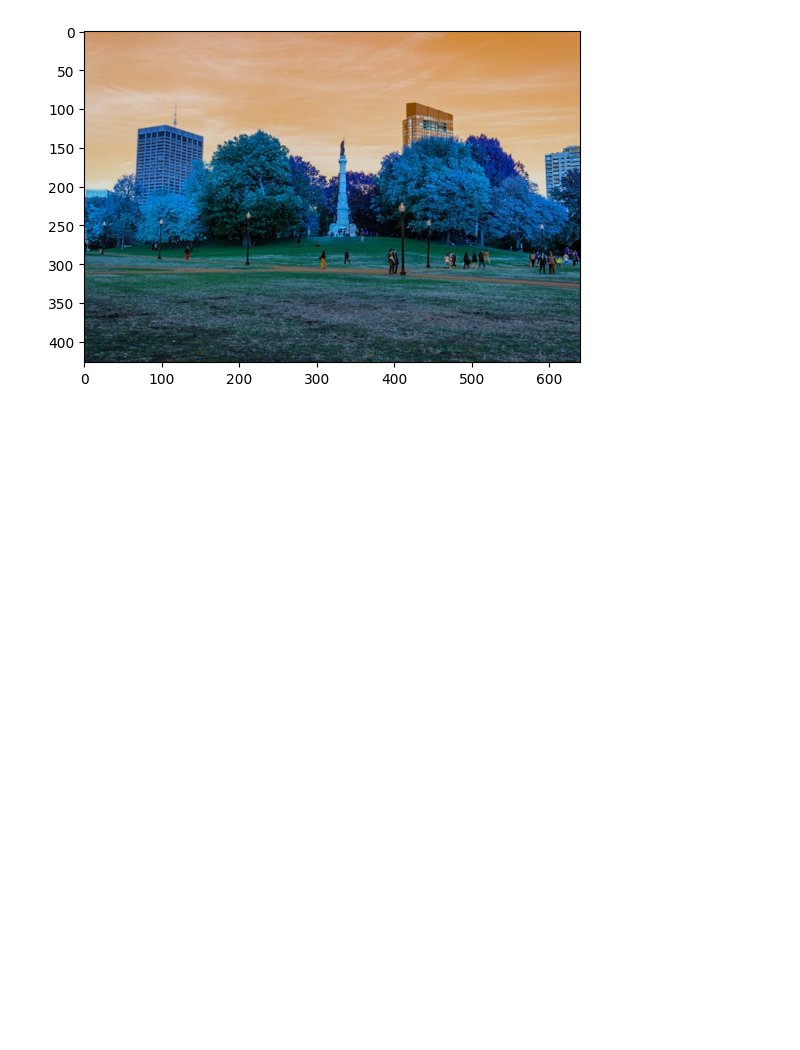
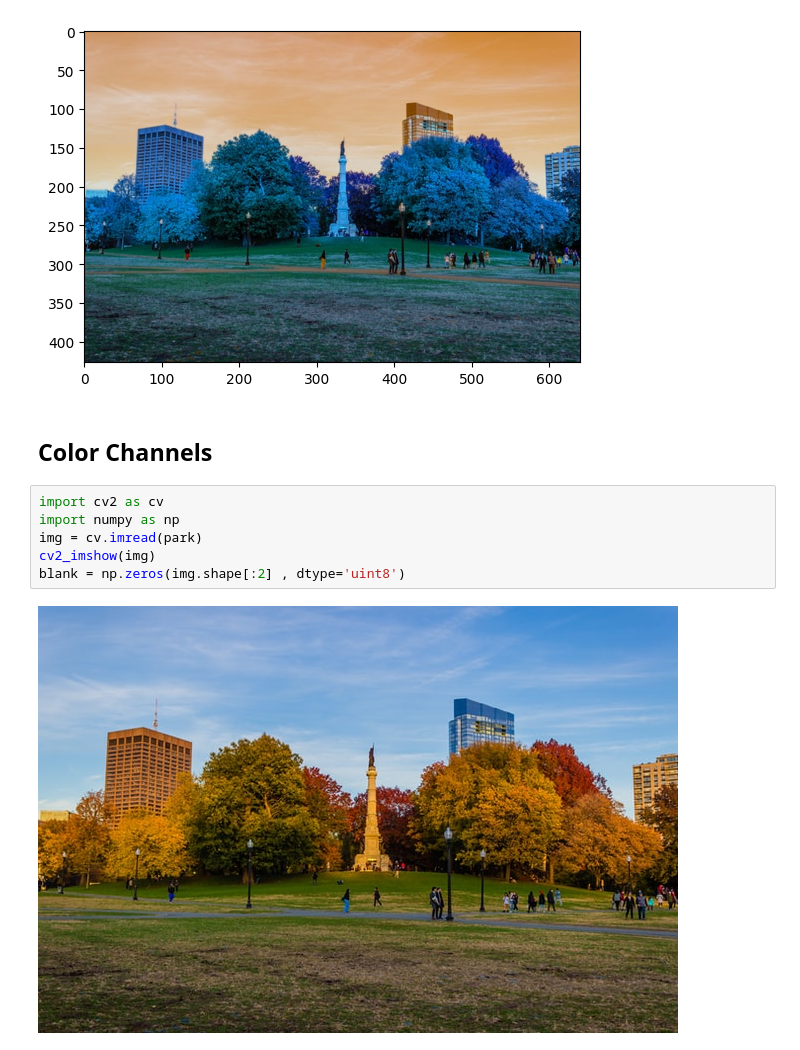
Before and after one commit to vis-hal-k/Data_science_self-Practice, a Jupyter notebook: cv2_freecode/section2/#3ColorSpace&ColorChannel.ipynb, the cells around one changed output. Cells and saved outputs as stored; diff of their text form; blank space fills up the shorter version.

Commit message:
Done_Color Space and Color channels

```diff
--- a/cv2_freecode/section2/#3ColorSpace&ColorChannel.ipynb
+++ b/cv2_freecode/section2/#3ColorSpace&ColorChannel.ipynb
@@ -20,3 +25,13 @@ plt.imshow(i_park)
 plt.show()
 # %% [output]
 [figure]
+# %% [markdown]
+## Color Channels
+# %%
+import cv2 as cv
+import numpy as np
+img = cv.imread(park)
+cv2_imshow(img)
+blank = np.zeros(img.shape[:2] , dtype='uint8')
+# %% [output]
+[figure, added]
```
Also changed, not shown: parts of 6 cells of this notebook.
